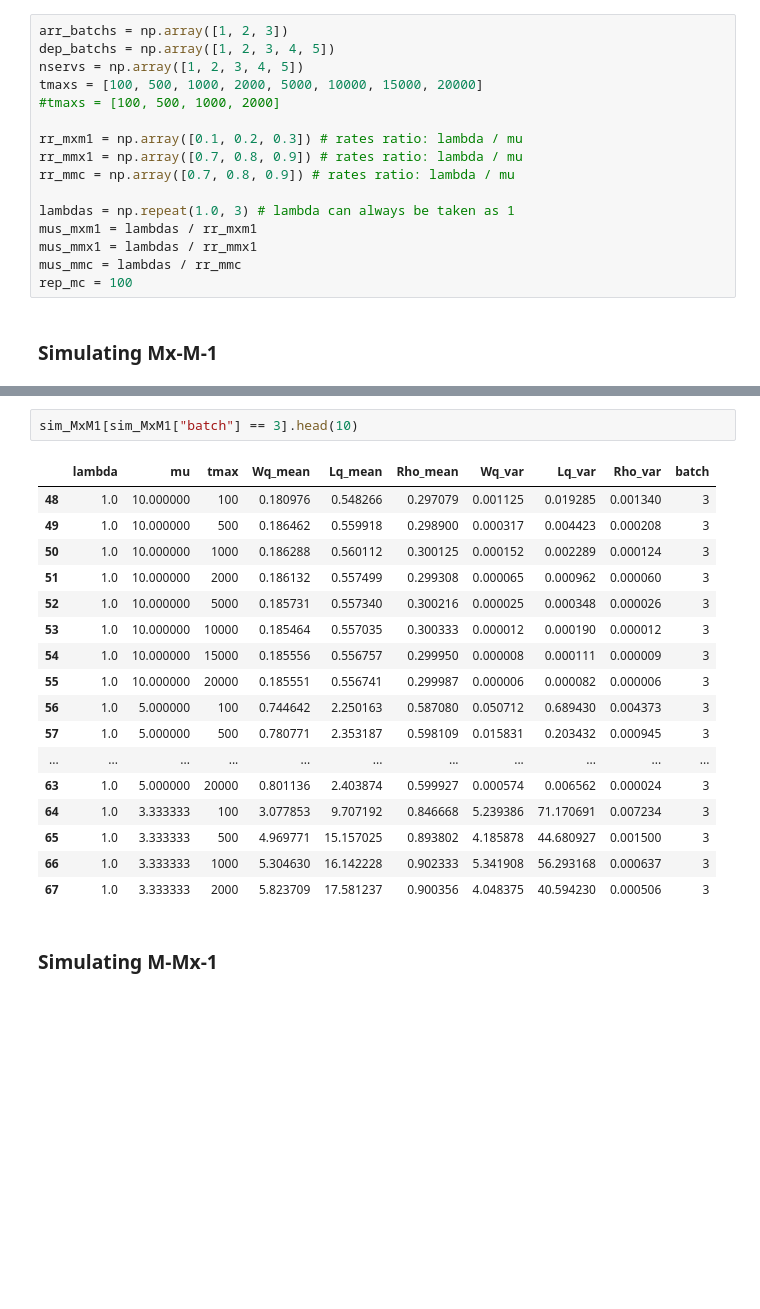
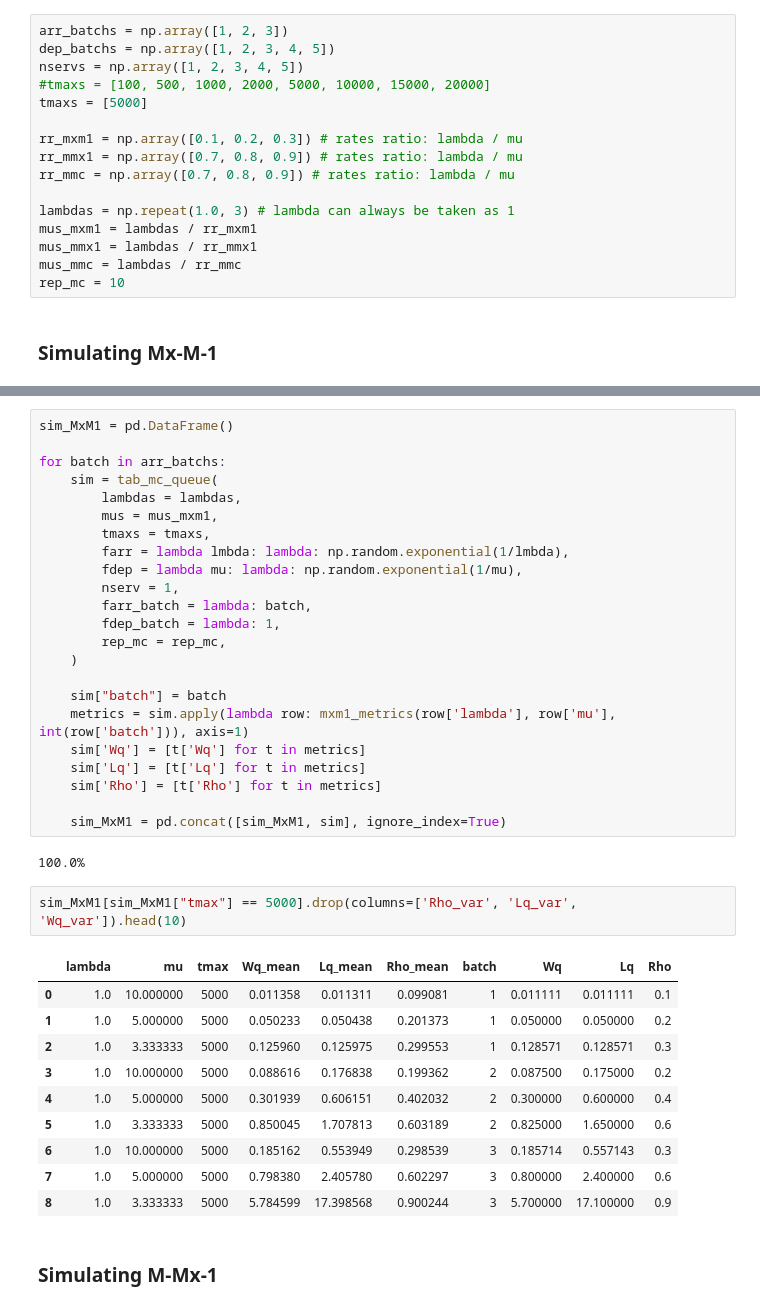
Before and after one commit to eriky-tn/CREEM_GGc_Simulation, a Jupyter notebook: exp_ggc.ipynb, the cells around one changed output, grey strips where cells are left out. Saved outputs shown, nothing was run; the diff lists cells and outputs as text; blank space fills up the shorter version.

Commit message:
Updates queue class

```diff
--- a/exp_ggc.ipynb
+++ b/exp_ggc.ipynb
@@ -200,8 +246,8 @@ def tab_mc_queue(lambdas, mus, tmaxs, farr, fdep, nserv, farr_batch, fdep_batch,
 arr_batchs = np.array([1, 2, 3])
 dep_batchs = np.array([1, 2, 3, 4, 5])
 nservs = np.array([1, 2, 3, 4, 5])
-tmaxs = [100, 500, 1000, 2000, 5000, 10000, 15000, 20000]
-#tmaxs = [100, 500, 1000, 2000]
+#tmaxs = [100, 500, 1000, 2000, 5000, 10000, 15000, 20000]
+tmaxs = [5000]
 
 rr_mxm1 = np.array([0.1, 0.2, 0.3]) # rates ratio: lambda / mu
 rr_mmx1 = np.array([0.7, 0.8, 0.9]) # rates ratio: lambda / mu
@@ -211,7 +257,7 @@ lambdas = np.repeat(1.0, 3) # lambda can always be taken as 1
 mus_mxm1 = lambdas / rr_mxm1
 mus_mmx1 = lambdas / rr_mmx1
 mus_mmc = lambdas / rr_mmc
-rep_mc = 100
+rep_mc = 10
 # %% [markdown]
 ### Simulating Mx-M-1
 # %%
@@ -237,23 +281,41 @@ for batch in arr_batchs:
+# %%
+sim_MxM1 = pd.DataFrame()
+
+for batch in arr_batchs:
+    sim = tab_mc_queue(
+        lambdas = lambdas,
+        mus = mus_mxm1,
+        tmaxs = tmaxs,
+        farr = lambda lmbda: lambda: np.random.exponential(1/lmbda),
+        fdep = lambda mu: lambda: np.random.exponential(1/mu),
+        nserv = 1,
+        farr_batch = lambda: batch,
+        fdep_batch = lambda: 1,
+        rep_mc = rep_mc,
+    )
+
+    sim["batch"] = batch
+    metrics = sim.apply(lambda row: mxm1_metrics(row['lambda'], row['mu'], int(row['batch'])), axis=1)
+    sim['Wq'] = [t['Wq'] for t in metrics]
+    sim['Lq'] = [t['Lq'] for t in metrics]
+    sim['Rho'] = [t['Rho'] for t in metrics]
+
+    sim_MxM1 = pd.concat([sim_MxM1, sim], ignore_index=True)
+# %% [output]
+100.0%
 # %%
-sim_MxM1[sim_MxM1["batch"] == 3].head(10)
+sim_MxM1[sim_MxM1["tmax"] == 5000].drop(columns=['Rho_var', 'Lq_var', 'Wq_var']).head(10)
 # %% [output]
-|  | lambda | mu | tmax | Wq_mean | Lq_mean | Rho_mean | Wq_var | Lq_var | Rho_var | batch |
-| 48 | 1.0 | 10.000000 | 100 | 0.180976 | 0.548266 | 0.297079 | 0.001125 | 0.019285 | 0.001340 | 3 |
-| 49 | 1.0 | 10.000000 | 500 | 0.186462 | 0.559918 | 0.298900 | 0.000317 | 0.004423 | 0.000208 | 3 |
-| 50 | 1.0 | 10.000000 | 1000 | 0.186288 | 0.560112 | 0.300125 | 0.000152 | 0.002289 | 0.000124 | 3 |
-| 51 | 1.0 | 10.000000 | 2000 | 0.186132 | 0.557499 | 0.299308 | 0.000065 | 0.000962 | 0.000060 | 3 |
-| 52 | 1.0 | 10.000000 | 5000 | 0.185731 | 0.557340 | 0.300216 | 0.000025 | 0.000348 | 0.000026 | 3 |
-| 53 | 1.0 | 10.000000 | 10000 | 0.185464 | 0.557035 | 0.300333 | 0.000012 | 0.000190 | 0.000012 | 3 |
-| 54 | 1.0 | 10.000000 | 15000 | 0.185556 | 0.556757 | 0.299950 | 0.000008 | 0.000111 | 0.000009 | 3 |
-| 55 | 1.0 | 10.000000 | 20000 | 0.185551 | 0.556741 | 0.299987 | 0.000006 | 0.000082 | 0.000006 | 3 |
-| 56 | 1.0 | 5.000000 | 100 | 0.744642 | 2.250163 | 0.587080 | 0.050712 | 0.689430 | 0.004373 | 3 |
-| 57 | 1.0 | 5.000000 | 500 | 0.780771 | 2.353187 | 0.598109 | 0.015831 | 0.203432 | 0.000945 | 3 |
-| ... | ... | ... | ... | ... | ... | ... | ... | ... | ... | ... |
-| 63 | 1.0 | 5.000000 | 20000 | 0.801136 | 2.403874 | 0.599927 | 0.000574 | 0.006562 | 0.000024 | 3 |
-| 64 | 1.0 | 3.333333 | 100 | 3.077853 | 9.707192 | 0.846668 | 5.239386 | 71.170691 | 0.007234 | 3 |
-| 65 | 1.0 | 3.333333 | 500 | 4.969771 | 15.157025 | 0.893802 | 4.185878 | 44.680927 | 0.001500 | 3 |
-| 66 | 1.0 | 3.333333 | 1000 | 5.304630 | 16.142228 | 0.902333 | 5.341908 | 56.293168 | 0.000637 | 3 |
-| 67 | 1.0 | 3.333333 | 2000 | 5.823709 | 17.581237 | 0.900356 | 4.048375 | 40.594230 | 0.000506 | 3 |
+|  | lambda | mu | tmax | Wq_mean | Lq_mean | Rho_mean | batch | Wq | Lq | Rho |
+| 0 | 1.0 | 10.000000 | 5000 | 0.011358 | 0.011311 | 0.099081 | 1 | 0.011111 | 0.011111 | 0.1 |
+| 1 | 1.0 | 5.000000 | 5000 | 0.050233 | 0.050438 | 0.201373 | 1 | 0.050000 | 0.050000 | 0.2 |
+| 2 | 1.0 | 3.333333 | 5000 | 0.125960 | 0.125975 | 0.299553 | 1 | 0.128571 | 0.128571 | 0.3 |
+| 3 | 1.0 | 10.000000 | 5000 | 0.088616 | 0.176838 | 0.199362 | 2 | 0.087500 | 0.175000 | 0.2 |
+| 4 | 1.0 | 5.000000 | 5000 | 0.301939 | 0.606151 | 0.402032 | 2 | 0.300000 | 0.600000 | 0.4 |
+| 5 | 1.0 | 3.333333 | 5000 | 0.850045 | 1.707813 | 0.603189 | 2 | 0.825000 | 1.650000 | 0.6 |
+| 6 | 1.0 | 10.000000 | 5000 | 0.185162 | 0.553949 | 0.298539 | 3 | 0.185714 | 0.557143 | 0.3 |
+| 7 | 1.0 | 5.000000 | 5000 | 0.798380 | 2.405780 | 0.602297 | 3 | 0.800000 | 2.400000 | 0.6 |
+| 8 | 1.0 | 3.333333 | 5000 | 5.784599 | 17.398568 | 0.900244 | 3 | 5.700000 | 17.100000 | 0.9 |
 # %% [markdown]
 ### Simulating M-Mx-1
 # %%
```
Also changed, not shown: parts of 10 cells of this notebook, 1 other file.
